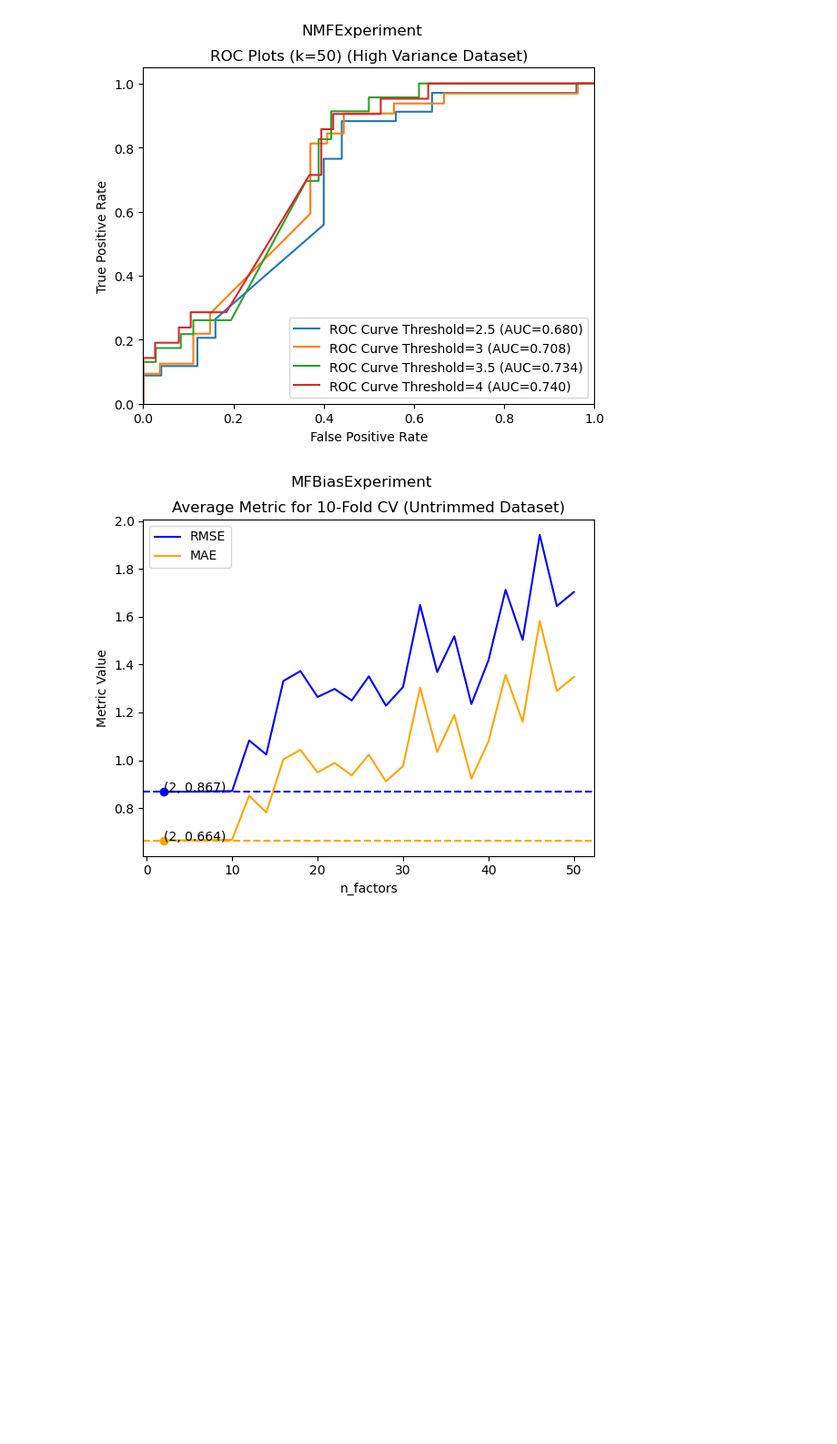
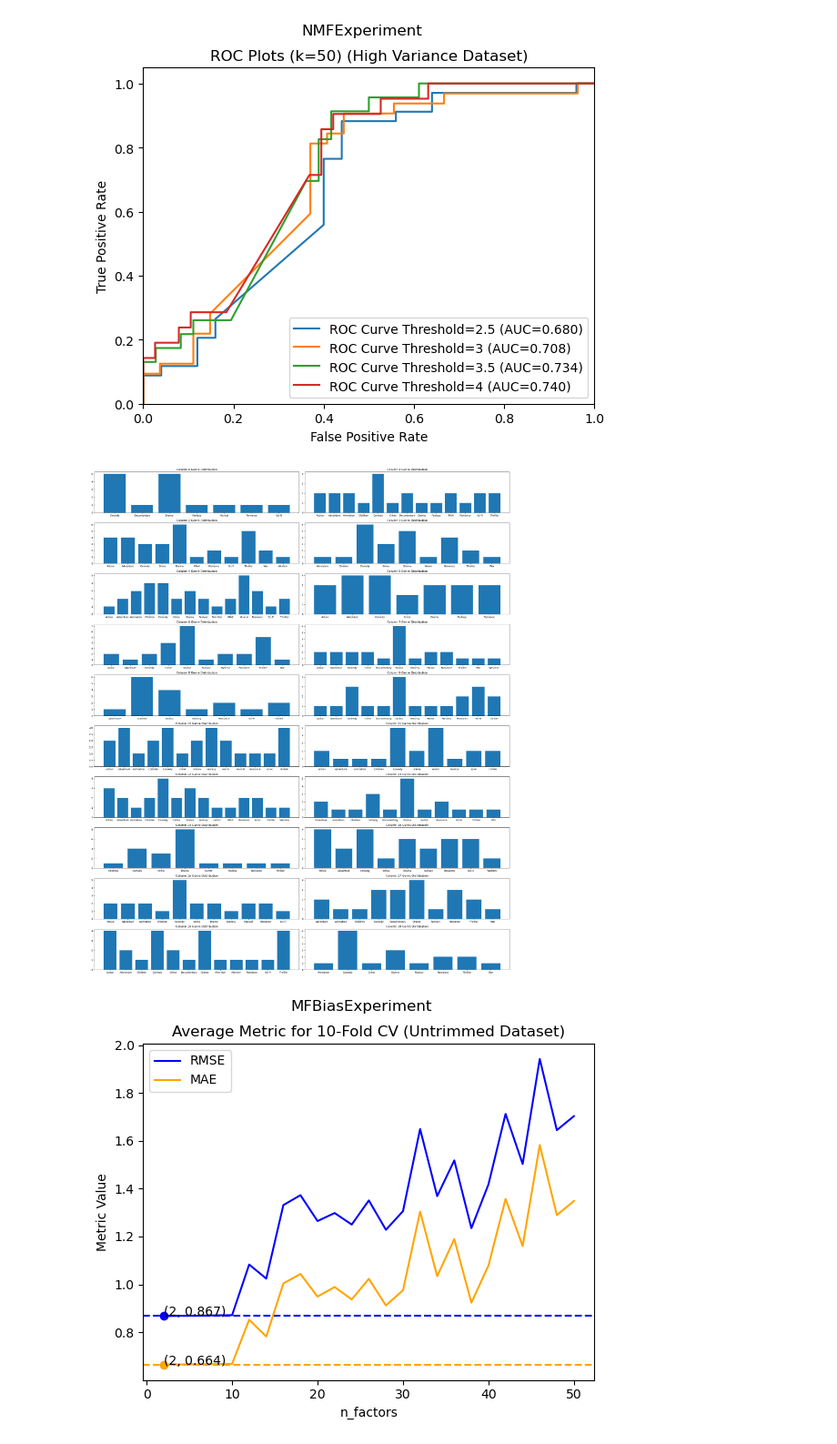
Before and after one commit to papaymaguire/ece219-project4, a Jupyter notebook: project3/notebooks/nb1.ipynb, the cells around one changed output. Shown at 91% size. Cells and saved outputs as stored; diff of their text form; code cells hidden in the pictures; blank space fills up the shorter version.

```diff
--- a/project3/notebooks/nb1.ipynb
+++ b/project3/notebooks/nb1.ipynb
@@ -66,3 +66,18 @@ plt.show()
 ## E) TODO
 # %% [markdown]
 ## F) TODO
+# %%
+movie_info_df = movie_ratings.metadata['movies']
+all_genres = set()
+avg_num_genres = 0
+for i in range(movie_info_df.shape[0]):
+    movie = movie_info_df.iloc[i, :]
+    genres = movie['genres'].split("|")
+    avg_num_genres += len(genres)
+    for genre in genres:
+        all_genres.add(genre)
+num_genres = len(all_genres)
+avg_num_genres /= movie_info_df.shape[0]
+print(all_genres)
+print(f"Total number of genres {num_genres}")
+print(f"Average number of genres per movie {avg_num_genres}")
@@ -198,6 +217,31 @@ i += 1
 # %% [output]
 [figure]
 [figure]
+# %%
+from sklearn.decomposition import non_negative_factorization # using sklearn as it is easier to extract the U and V matrices
+# and suprise's documentation is not loading for me for some reason today
+U, V, _ = non_negative_factorization(movie_ratings.table, n_components=20)
+V = V.T
+fig, ax = plt.subplots(10, 2, figsize=(25,30))
+for c in range(V.shape[1]):
+    column = V[:, c]
+    column_df = pd.DataFrame(column, columns=["V-Value"]).sort_values('V-Value', ascending=False)
+    top_10 = list(column_df.head(10).index)
+    cum_genre = list()
+    for id in top_10:
+        movie = movie_ratings.metadata['movies'].iloc[id, :]
+        genres = movie['genres'].split("|")
+        cum_genre += genres
+    plt.subplot(10, 2, c+1)
+    row = c // 2
+    col = c % 2
+    gens_unique, gens_counts = np.unique(np.asarray(cum_genre, dtype="object"), return_counts=True)
+    ax[row, col].bar(gens_unique, gens_counts)
+    ax[row, col].set_title(f"Column {c} Genre Distribution")
+fig.tight_layout()
+fig.show()
+# %% [output]
+[figure, added]
 # %%
 from project3.utils.SweepExperiment import SweepExperiment
 from project3.utils.MFBiasExperiment import MFBiasExperiment
```
Also changed, not shown: parts of 2 cells of this notebook.
